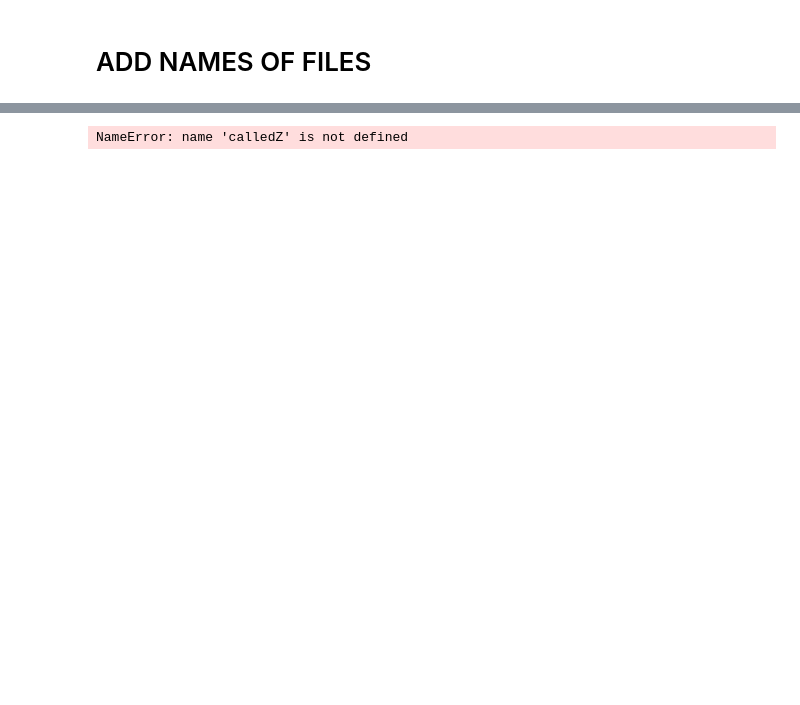
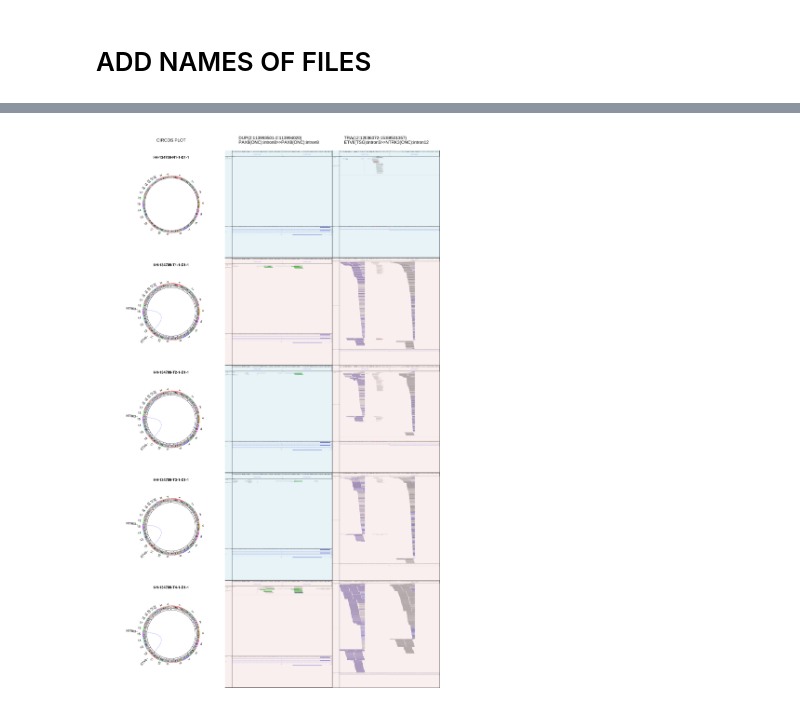
Before and after one commit to danielavarelat/sv_visualization, a Jupyter notebook: Joseph.ipynb, the cells around one changed output, grey strips where cells are left out. Cells and saved outputs as stored; diff of their text form; code cells hidden in the pictures; blank space fills up the shorter version.

```diff
--- a/Joseph.ipynb
+++ b/Joseph.ipynb
@@ -242,4 +236,5 @@ df_path
 # %%
 grid=create_imagen(outdir, samples_ids, svs, df_out_filt, df_path, dict_annotation)
+grid
 # %% [output]
-NameError: name 'calledZ' is not defined
+[figure, added]
```
Also changed, not shown: parts of 6 cells of this notebook.
